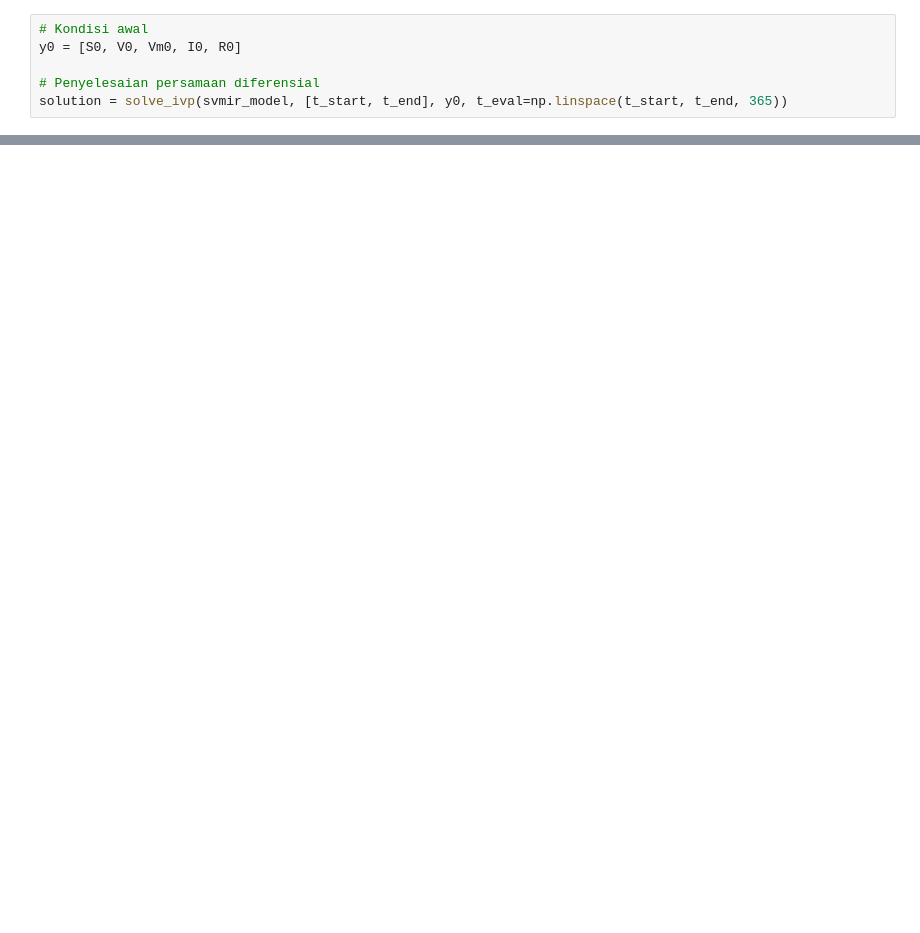
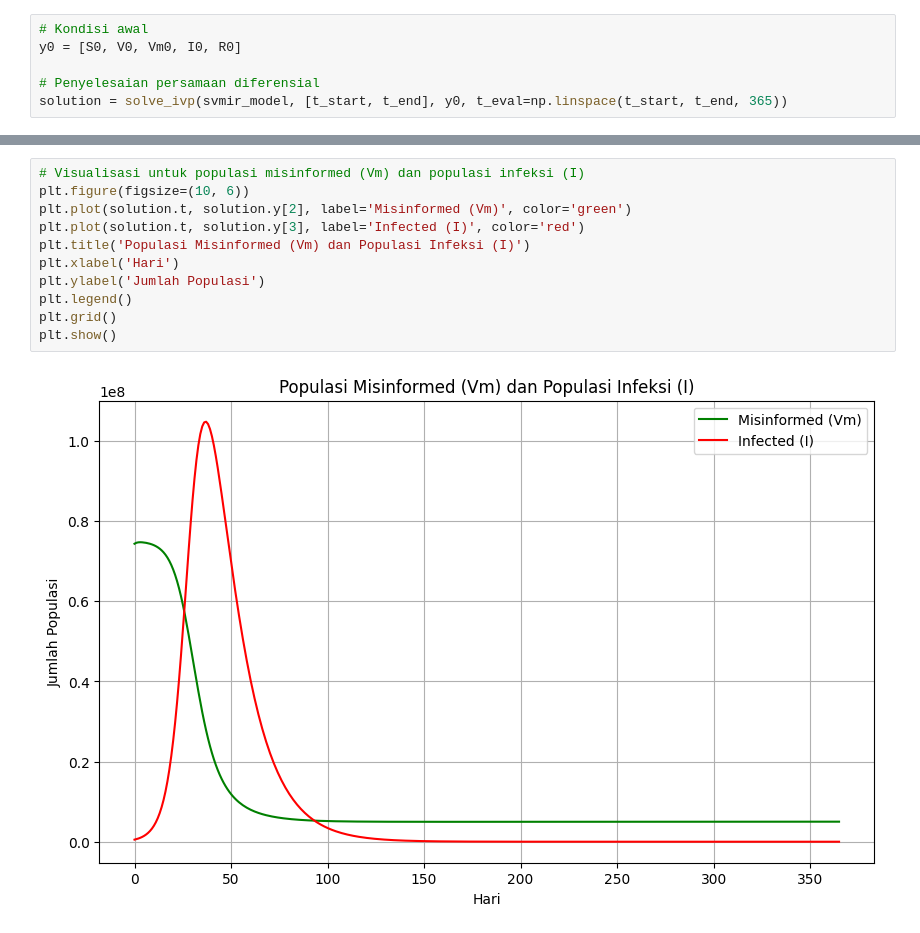
Before and after one commit to gbennnn/sir-model-covid19, a Jupyter notebook: code/sir-model-data-real.ipynb, the cells around one changed output, grey strips where cells are left out. Drawn from its saved outputs; the diff is of its cells as text; blank space fills up the shorter version.

```diff
--- a/code/sir-model-data-real.ipynb
+++ b/code/sir-model-data-real.ipynb
@@ -59,0 +87,13 @@ plt.show()
+# %%
+# Visualisasi untuk populasi misinformed (Vm) dan populasi infeksi (I)
+plt.figure(figsize=(10, 6))
+plt.plot(solution.t, solution.y[2], label='Misinformed (Vm)', color='green')
+plt.plot(solution.t, solution.y[3], label='Infected (I)', color='red')
+plt.title('Populasi Misinformed (Vm) dan Populasi Infeksi (I)')
+plt.xlabel('Hari')
+plt.ylabel('Jumlah Populasi')
+plt.legend()
+plt.grid()
+plt.show()
+# %% [output]
+[figure, added]
```
Also changed, not shown: parts of 6 cells of this notebook, 2 other files.
